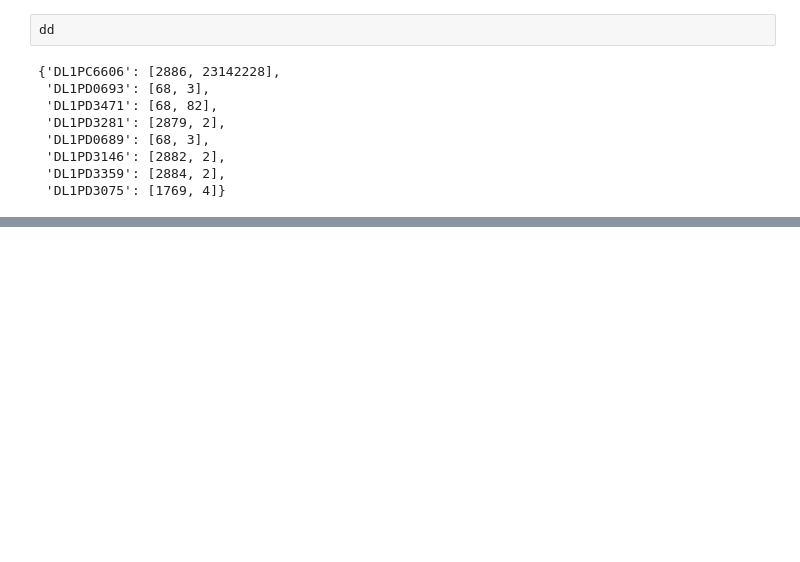
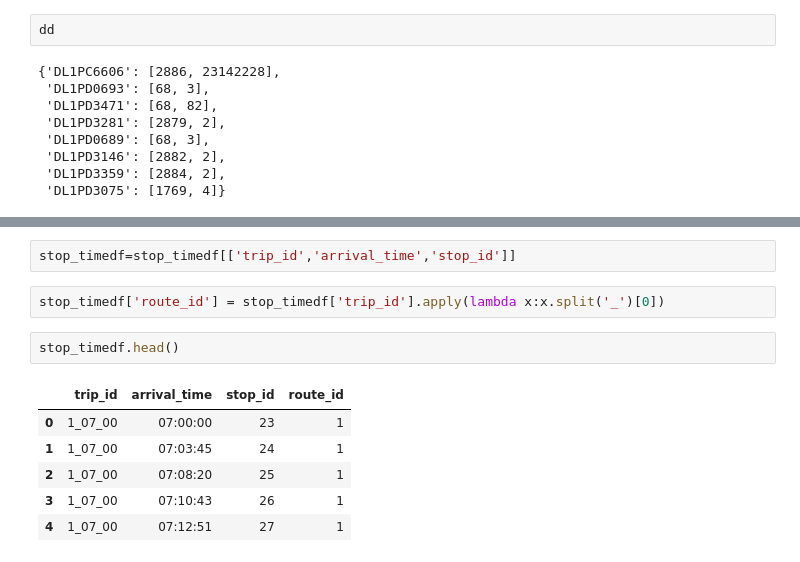
Before and after one commit to ShubhamMT20324/DPM_Project, a Jupyter notebook: E&A.ipynb, the cells around one changed output, grey strips where cells are left out. Drawn from its saved outputs; the diff is of its cells as text; blank space fills up the shorter version.

```diff
--- a/E&A.ipynb
+++ b/E&A.ipynb
@@ -284,0 +347,13 @@ dd
+# %%
+stop_timedf=stop_timedf[['trip_id','arrival_time','stop_id']]
+# %%
+stop_timedf['route_id'] = stop_timedf['trip_id'].apply(lambda x:x.split('_')[0])
+# %%
+stop_timedf.head()
+# %% [output]
+|  | trip_id | arrival_time | stop_id | route_id |
+| 0 | 1_07_00 | 07:00:00 | 23 | 1 |
+| 1 | 1_07_00 | 07:03:45 | 24 | 1 |
+| 2 | 1_07_00 | 07:08:20 | 25 | 1 |
+| 3 | 1_07_00 | 07:10:43 | 26 | 1 |
+| 4 | 1_07_00 | 07:12:51 | 27 | 1 |
```
Also changed, not shown: parts of 37 cells of this notebook, 2 other files.
